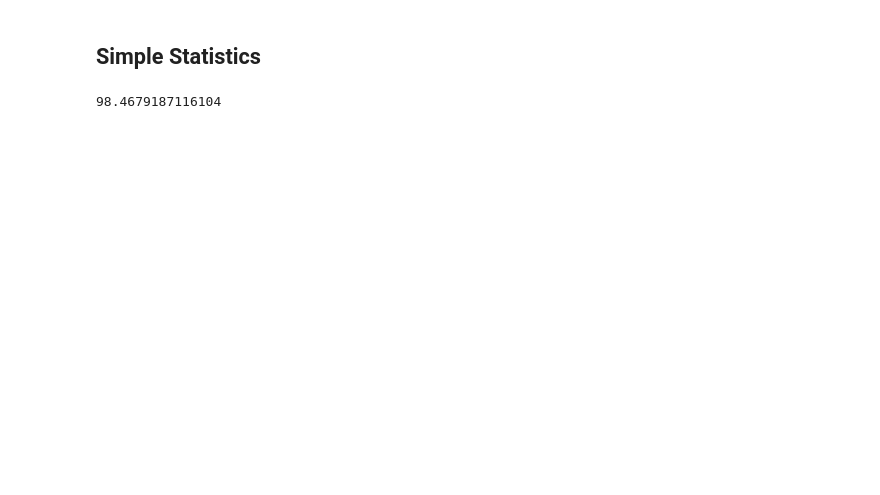
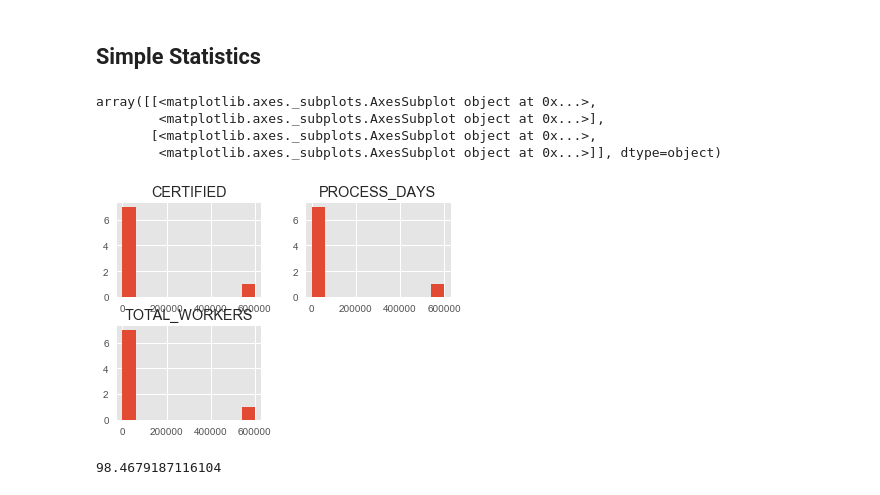
Before and after one commit to adelial/DM_TeamProject, a Jupyter notebook: H1Visa_TeamProject.ipynb, the cells around one changed output. Cells and saved outputs as stored; diff of their text form; code cells hidden in the pictures; blank space fills up the shorter version.

```diff
--- a/H1Visa_TeamProject.ipynb
+++ b/H1Visa_TeamProject.ipynb
@@ -142,10 +144,11 @@ H1VisaClean_df.head(50)
 ##### - 1: H1 visa was Certified/approved
 ##### - 0: H1 visa was Denied
 # %%
-# CASE_STATUS cleanup
+# CASE_STATUS cleanup and a new column was added to see the number of days between the submission date and the last event
+# recorded that might be the decision date but we are not 100% sure
 H1VisaClean_df = H1VisaClean_df[H1VisaClean_df.CASE_STATUS != 'WITHDRAWN']
 H1VisaClean_df['CERTIFIED']= np.where(H1VisaClean_df['CASE_STATUS']=='DENIED',0,1)
-H1VisaClean_df['PROCESS_DAYS']= H1VisaData_df['DECISION_DATE'] - H1VisaData_df['CASE_SUBMITTED']
+H1VisaClean_df['PROCESS_DAYS']= (H1VisaData_df['DECISION_DATE'] - H1VisaData_df['CASE_SUBMITTED']).astype('timedelta64[D]')
 H1VisaClean_df.head(50)
 # %% [output]
 |  | CASE_NUMBER | CASE_STATUS | CASE_SUBMITTED | DECISION_DATE | VISA_CLASS | EMPLOYMENT_START_DATE | ... |
@@ -175,6 +182,8 @@ H1VisaClean_df = H1VisaClean_df.dropna(subset=['EMPLOYER_NAME'])
 # values will be imputed based on start_date+3 years
 H1VisaClean_df['IMP_EMP_END_DATE'] = H1VisaClean_df['EMPLOYMENT_END_DATE']
 H1VisaClean_df['IMP_EMP_END_DATE'].fillna(H1VisaClean_df['EMPLOYMENT_START_DATE']+ timedelta(days=1095), inplace=True)
+
+#The following code is used to populate empty values for imputed columns
 H1VisaClean_df['IMP_EMP_ADDRESS'] = H1VisaClean_df['EMPLOYER_ADDRESS']
 H1VisaClean_df['IMP_EMP_ADDRESS'].fillna("NO DEFINED", inplace=True)
 H1VisaClean_df['IMP_EMP_CITY'] = H1VisaClean_df['EMPLOYER_CITY']
@@ -225,6 +234,9 @@ H1VisaClean_df.drop(['EMPLOYMENT_END_DATE', 'EMPLOYER_ADDRESS', 'EMPLOYER_CITY',
                     'H-1B_DEPENDENT', 'WILLFUL_VIOLATOR','PW_UNIT_OF_PAY','PW_SOURCE_YEAR','WAGE_RATE_OF_PAY_TO', \
                     'WAGE_UNIT_OF_PAY'], axis=1, inplace=True)
 
+# Convert object column IMP_PWAGE
+H1VisaClean_df['IMP_PWAGE'] = H1VisaClean_df['IMP_PWAGE'].str.replace(',', '')
+H1VisaClean_df['IMP_PWAGE'] = H1VisaClean_df['IMP_PWAGE'].astype(float)
 
 H1VisaClean_df.isnull().sum()
 # %% [output]
@@ -287,5 +344,13 @@ print(VisaTotals_df)
 # %% [markdown]
 ## Simple Statistics
+# %%
+H1VisaClean_df.describe().hist()
+# %% [output]
+array([[<matplotlib.axes._subplots.AxesSubplot object at 0x...>,
+        <matplotlib.axes._subplots.AxesSubplot object at 0x...>],
+       [<matplotlib.axes._subplots.AxesSubplot object at 0x...>,
+        <matplotlib.axes._subplots.AxesSubplot object at 0x...>]], dtype=object)
+[figure, added]
 # %%
 # the percentage of certified petitions
 len(H1VisaClean_df[H1VisaClean_df.CERTIFIED==1])/len(H1VisaClean_df)*100.0
```
Also changed, not shown: parts of 13 cells of this notebook.
